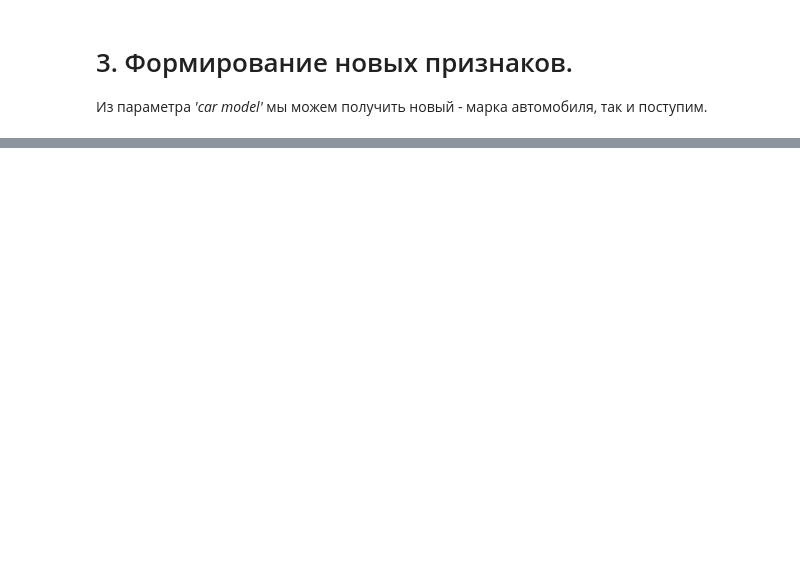
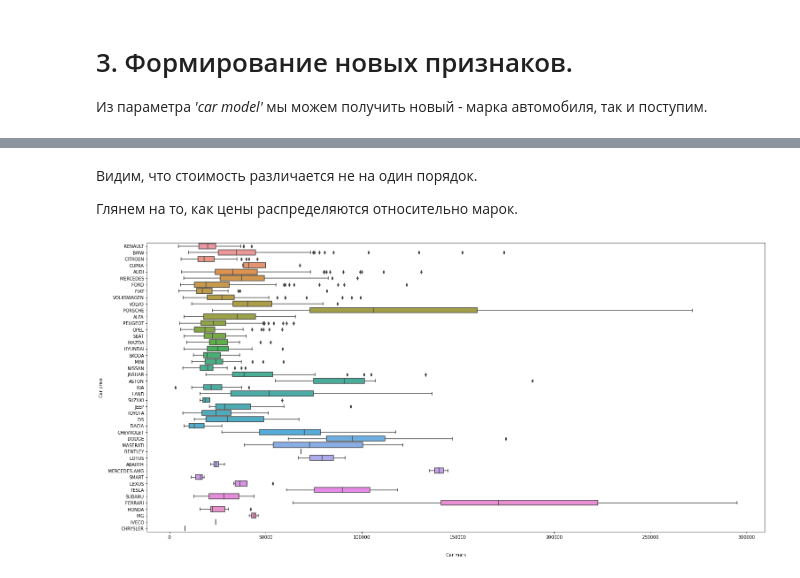
Before and after one commit to Vanaeque/Tinkoff_EDA, a Jupyter notebook: EDA.ipynb, the cells around one changed output, grey strips where cells are left out. Saved outputs shown, nothing was run; the diff lists cells and outputs as text; code cells hidden in the pictures; blank space fills up the shorter version.

```diff
--- a/EDA.ipynb
+++ b/EDA.ipynb
@@ -105,7 +103,7 @@ for i in range(data.shape[0]):
         data['price'][i] = int(data['price'][i].replace('€', '').strip().replace(' ',''))
     except:
         s = data['price'][i]
-        data['price'][i] = int(str(s[ : s.index('\xa0')]).replace(' ',''))
+        data['price'][i] = int(str(s[ : s.index('\xa0')]).replace(' ','').strip())
 # %% [output]
 A value is trying to be set on a copy of a slice from a DataFrame
 
@@ -327,0 +368,13 @@ memory usage: 351.8+ KB
+# %% [markdown]
+Видим, что стоимость различается не на один порядок.
+
+Глянем на то, как цены распределяются относительно марок.
+# %%
+sns.set_palette('Accent')
+plt.figure(figsize = (25,12))
+sns.boxplot(y="mark", x="price", data=data)
+plt.xlabel('Car mark', labelpad= 30)
+plt.ylabel('Car price', labelpad= 10);
+plt.show()
+# %% [output]
+[figure, added]
```
Also changed, not shown: parts of 44 cells of this notebook.
